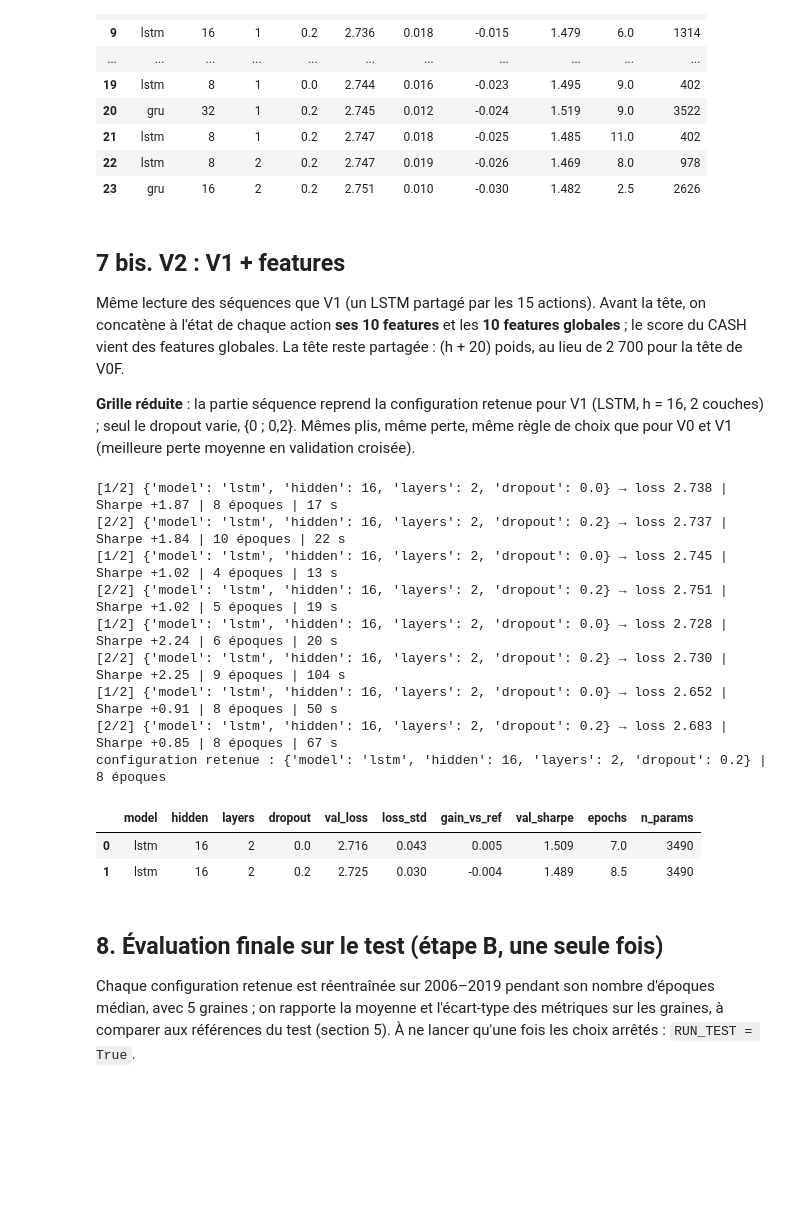
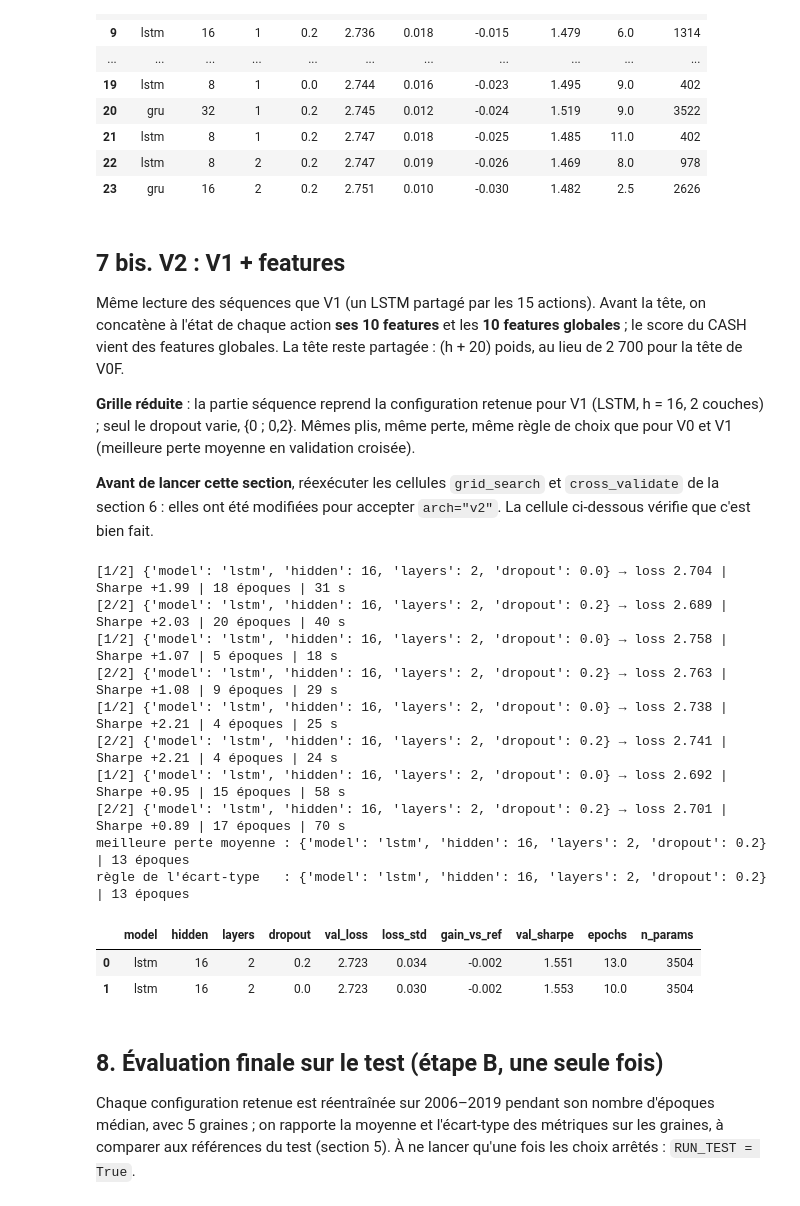
Before and after one commit to OGuenoun/Deep_portfolio_optimization, a Jupyter notebook: Reccurent_protocole.ipynb, the cells around one changed output. Saved outputs shown, nothing was run; the diff lists cells and outputs as text; code cells hidden in the pictures; blank space fills up the shorter version.

Commit message:
Update lstm

```diff
--- a/Reccurent_protocole.ipynb
+++ b/Reccurent_protocole.ipynb
@@ -477,6 +477,8 @@ configuration retenue : {'model': 'gru', 'hidden': 8, 'layers': 1, 'dropout': 0.
 Même lecture des séquences que V1 (un LSTM partagé par les 15 actions). Avant la tête, on concatène à l'état de chaque action **ses 10 features** et les **10 features globales** ; le score du CASH vient des features globales. La tête reste partagée : (h + 20) poids, au lieu de 2 700 pour la tête de V0F.
 
 **Grille réduite** : la partie séquence reprend la configuration retenue pour V1 (LSTM, h = 16, 2 couches) ; seul le dropout varie, {0 ; 0,2}. Mêmes plis, même perte, même règle de choix que pour V0 et V1 (meilleure perte moyenne en validation croisée).
+
+**Avant de lancer cette section**, réexécuter les cellules `grid_search` et `cross_validate` de la section 6 : elles ont été modifiées pour accepter `arch="v2"`. La cellule ci-dessous vérifie que c'est bien fait.
 # %%
 class V2(nn.Module):
     def __init__(self, model="lstm", hidden=16, layers=2, dropout=0.0, n_channels=2, n_feat_asset=10, n_feat_glob=10):
@@ -497,22 +499,27 @@ class V2(nn.Module):
         s_cash = self.cash(fg)                                           # (B, 1)
         return torch.softmax(torch.cat([s_assets, s_cash], dim=-1), dim=-1)
 # %%
+import inspect
+assert 'arch == "v2"' in inspect.getsource(grid_search), \
+    "grid_search est l'ancienne version : réexécuter d'abord les cellules grid_search et cross_validate (section 6)"
+
 GRID_V2 = {"model": ["lstm"], "hidden": [16], "layers": [2], "dropout": [0.0, 0.2]}
 summary_v2, _ = cross_validate(GRID_V2, "v2")
 summary_v2.round(3)
 # %% [output]
-[1/2] {'model': 'lstm', 'hidden': 16, 'layers': 2, 'dropout': 0.0} → loss 2.738 | Sharpe +1.87 | 8 époques | 17 s
-[2/2] {'model': 'lstm', 'hidden': 16, 'layers': 2, 'dropout': 0.2} → loss 2.737 | Sharpe +1.84 | 10 époques | 22 s
-[1/2] {'model': 'lstm', 'hidden': 16, 'layers': 2, 'dropout': 0.0} → loss 2.745 | Sharpe +1.02 | 4 époques | 13 s
-[2/2] {'model': 'lstm', 'hidden': 16, 'layers': 2, 'dropout': 0.2} → loss 2.751 | Sharpe +1.02 | 5 époques | 19 s
-[1/2] {'model': 'lstm', 'hidden': 16, 'layers': 2, 'dropout': 0.0} → loss 2.728 | Sharpe +2.24 | 6 époques | 20 s
-[2/2] {'model': 'lstm', 'hidden': 16, 'layers': 2, 'dropout': 0.2} → loss 2.730 | Sharpe +2.25 | 9 époques | 104 s
-[1/2] {'model': 'lstm', 'hidden': 16, 'layers': 2, 'dropout': 0.0} → loss 2.652 | Sharpe +0.91 | 8 époques | 50 s
-[2/2] {'model': 'lstm', 'hidden': 16, 'layers': 2, 'dropout': 0.2} → loss 2.683 | Sharpe +0.85 | 8 époques | 67 s
-configuration retenue : {'model': 'lstm', 'hidden': 16, 'layers': 2, 'dropout': 0.2} | 8 époques
+[1/2] {'model': 'lstm', 'hidden': 16, 'layers': 2, 'dropout': 0.0} → loss 2.704 | Sharpe +1.99 | 18 époques | 31 s
+[2/2] {'model': 'lstm', 'hidden': 16, 'layers': 2, 'dropout': 0.2} → loss 2.689 | Sharpe +2.03 | 20 époques | 40 s
+[1/2] {'model': 'lstm', 'hidden': 16, 'layers': 2, 'dropout': 0.0} → loss 2.758 | Sharpe +1.07 | 5 époques | 18 s
+[2/2] {'model': 'lstm', 'hidden': 16, 'layers': 2, 'dropout': 0.2} → loss 2.763 | Sharpe +1.08 | 9 époques | 29 s
+[1/2] {'model': 'lstm', 'hidden': 16, 'layers': 2, 'dropout': 0.0} → loss 2.738 | Sharpe +2.21 | 4 époques | 25 s
+[2/2] {'model': 'lstm', 'hidden': 16, 'layers': 2, 'dropout': 0.2} → loss 2.741 | Sharpe +2.21 | 4 époques | 24 s
+[1/2] {'model': 'lstm', 'hidden': 16, 'layers': 2, 'dropout': 0.0} → loss 2.692 | Sharpe +0.95 | 15 époques | 58 s
+[2/2] {'model': 'lstm', 'hidden': 16, 'layers': 2, 'dropout': 0.2} → loss 2.701 | Sharpe +0.89 | 17 époques | 70 s
+meilleure perte moyenne : {'model': 'lstm', 'hidden': 16, 'layers': 2, 'dropout': 0.2} | 13 époques
+règle de l'écart-type   : {'model': 'lstm', 'hidden': 16, 'layers': 2, 'dropout': 0.2} | 13 époques
 |  | model | hidden | layers | dropout | val_loss | loss_std | gain_vs_ref | val_sharpe | epochs | n_params |
-| 0 | lstm | 16 | 2 | 0.0 | 2.716 | 0.043 | 0.005 | 1.509 | 7.0 | 3490 |
-| 1 | lstm | 16 | 2 | 0.2 | 2.725 | 0.030 | -0.004 | 1.489 | 8.5 | 3490 |
+| 0 | lstm | 16 | 2 | 0.2 | 2.723 | 0.034 | -0.002 | 1.551 | 13.0 | 3504 |
+| 1 | lstm | 16 | 2 | 0.0 | 2.723 | 0.030 | -0.002 | 1.553 | 10.0 | 3504 |
 # %% [markdown]
 ## 8. Évaluation finale sur le test (étape B, une seule fois)
 
```
Also changed, not shown: parts of 1 cell of this notebook, 7 other files.
